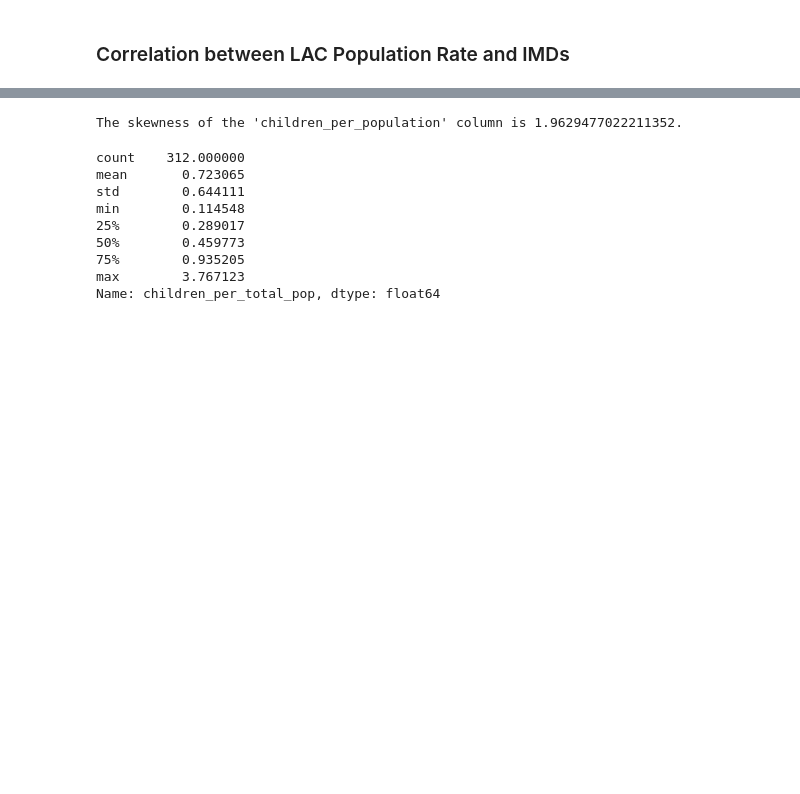
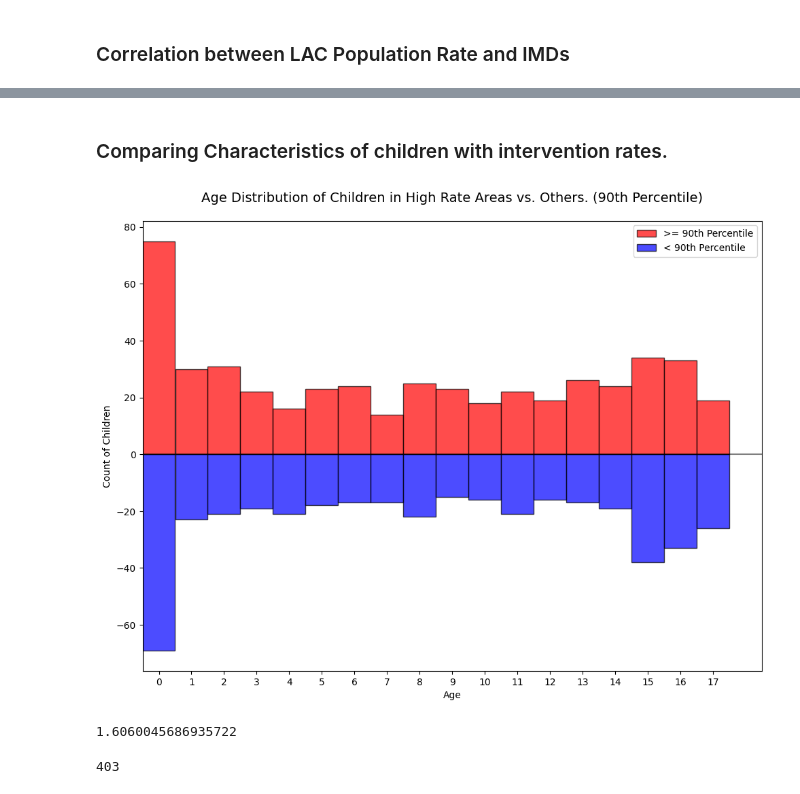
Before and after one commit to ConnectedBradford/CB_2649, a Jupyter notebook: notebooks/lac_lsoa_analysis.ipynb, the cells around one changed output, grey strips where cells are left out. Cells and saved outputs as stored; diff of their text form; code cells hidden in the pictures; blank space fills up the shorter version.

```diff
--- a/notebooks/lac_lsoa_analysis.ipynb
+++ b/notebooks/lac_lsoa_analysis.ipynb
@@ -736,22 +720,61 @@ Notes:
 [1] Standard Errors assume that the covariance matrix of the errors is correctly specified.
 [2] The condition number is large, 2.84e+03. This might indicate that there are
 strong multicollinearity or other numerical problems.
-# %%
-from scipy.stats import skew
-
-skewness = skew(children_population['children_per_total_pop'])
-print(f"The skewness of the 'children_per_population' column is {skewness}.")
-# %% [output]
-The skewness of the 'children_per_population' column is 1.9629477022211352.
-# %%
-children_population['children_per_total_pop'].describe()
-# %% [output]
-count    312.000000
-mean       0.723065
-std        0.644111
-min        0.114548
-25%        0.289017
-50%        0.459773
-75%        0.935205
-max        3.767123
-Name: children_per_total_pop, dtype: float64
+# %% [markdown]
+### Comparing Characteristics of children with intervention rates.
+# %%
+# Define percentile threshold
+percentile_threshold = 80
+cutoff_value = np.percentile(children_population['children_per_total_pop'], percentile_threshold)
+
+# Select LSOAs above the percentile threshold
+high_intervention_lsoas = children_population[children_population['children_per_total_pop'] >= cutoff_value]['lsoa21cd'].tolist()
+
+
+# Split the individual-level data (merged_data) into high rate and other groups
+high_group = merged_data[merged_data['lsoa21cd'].isin(high_intervention_lsoas)]
+other_group = merged_data[~merged_data['lsoa21cd'].isin(high_intervention_lsoas)]
+# %%
+# Create the histogram
+plt.figure(figsize=(10, 8))
+
+# Define the bin edges for ages 0-17
+bins = np.arange(0, 19) - 0.5  # Creates bin edges: [-0.5, 0.5, 1.5, ..., 18.5]
+
+# Calculate histograms using counts
+high_counts, _ = np.histogram(high_group['age_at_entry'], bins=bins)
+other_counts, _ = np.histogram(other_group['age_at_entry'], bins=bins)
+
+# Plot the histograms with counts
+x = np.arange(18)
+width = 1.0  # Full width to ensure bars touch
+
+plt.bar(x, high_counts, width=width, align='center', color='red', alpha=0.7,
+        edgecolor='black', linewidth=1.0,
+        label='>= 90th Percentile')
+plt.bar(x, -other_counts, width=width, align='center', color='blue', alpha=0.7,
+        edgecolor='black', linewidth=1.0,
+        label='< 90th Percentile')
+
+# Add labels and formatting
+plt.ylabel('Count of Children')
+plt.xlabel('Age')
+plt.title('Age Distribution of Children in High Rate Areas vs. Others. (90th Percentile)', fontsize=14, pad=20)
+plt.xlim(-0.5, 18.5)
+plt.xticks(x)
+plt.axhline(y=0, color='black', linestyle='-', alpha=0.5)
+
+plt.legend(loc='upper right')
+plt.tight_layout()
+plt.subplots_adjust(bottom=0.1)
+plt.show()
+# %% [output]
+[figure, added]
+# %%
+cutoff_value
+# %% [output]
+1.6060045686935722
+# %%
+cic['LSOA'].nunique()
+# %% [output]
+403
```
Also changed, not shown: parts of 21 cells of this notebook, 8 other files.
